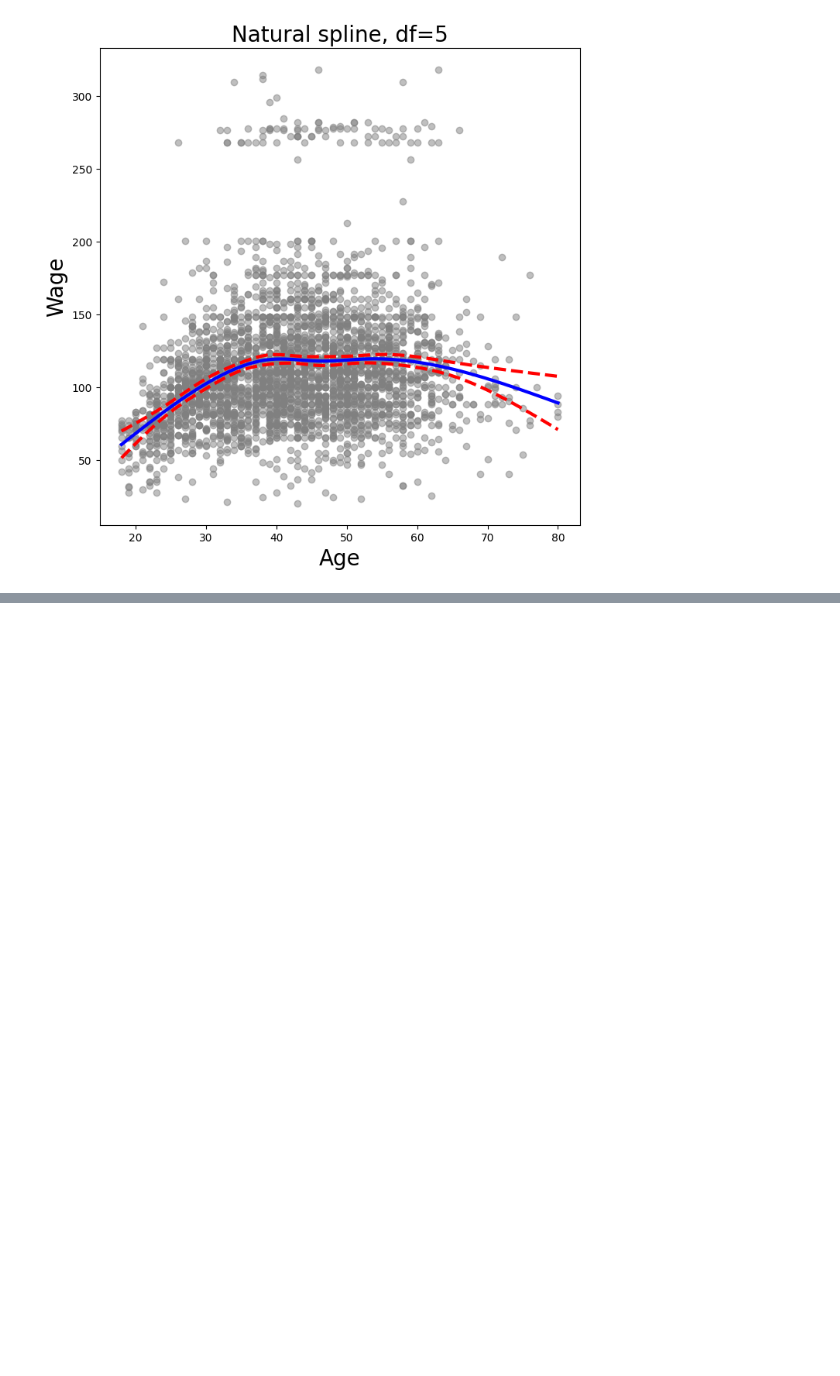
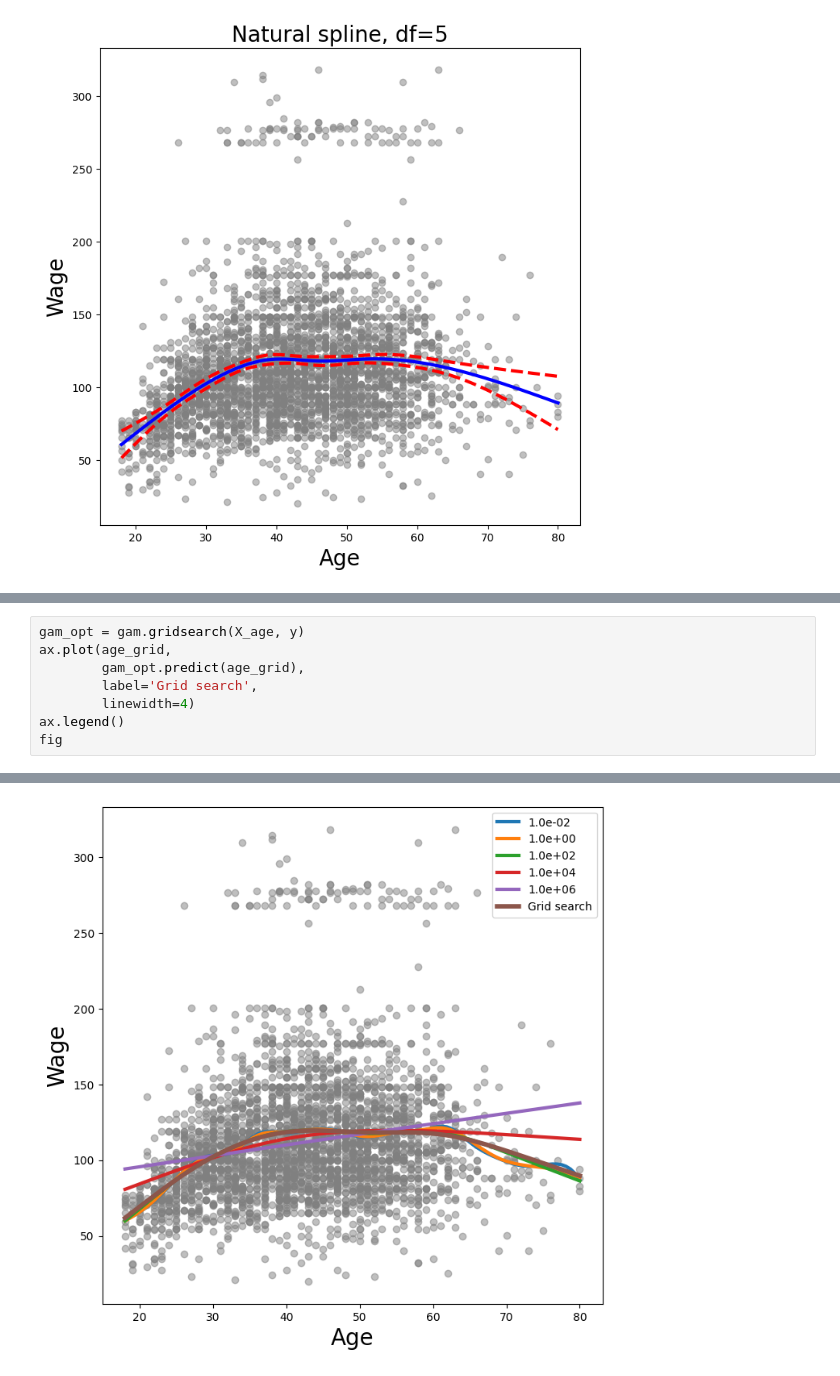
Before and after one commit to QuanPham19/statistical-modeling, a Jupyter notebook: 7-1-non-linear.ipynb, the cells around one changed output, grey strips where cells are left out. Cells and saved outputs as stored; diff of their text form; blank space fills up the shorter version.

```diff
--- a/7-1-non-linear.ipynb
+++ b/7-1-non-linear.ipynb
@@ -205,0 +227,9 @@ plot_wage_fit(age_df,
+# %%
+gam_opt = gam.gridsearch(X_age, y)
+ax.plot(age_grid,
+        gam_opt.predict(age_grid),
+        label='Grid search',
+        linewidth=4)
+ax.legend()
+fig
+# %% [output]
@@ -205,0 +241 @@ plot_wage_fit(age_df,
+[figure, added]
```
Also changed, not shown: parts of 23 cells of this notebook.
